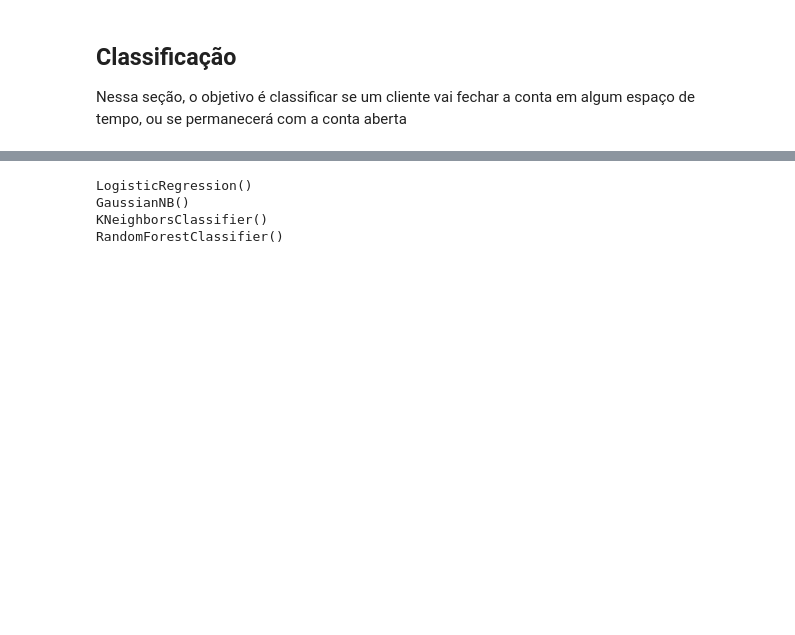
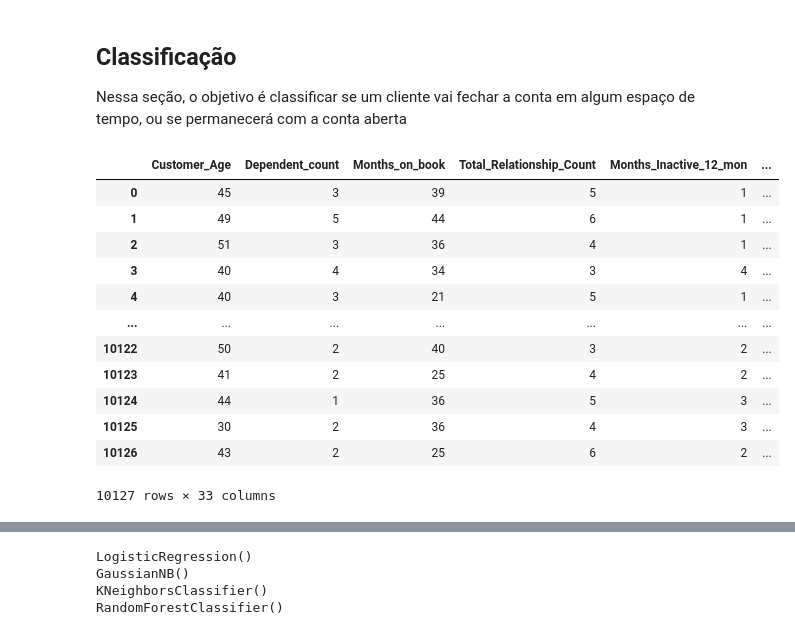
Before and after one commit to pedroernesto00/-CK0223---Mineracao-de-Dados---Trabalho-Final, a Jupyter notebook: Checkpoint #3.ipynb, the cells around one changed output, grey strips where cells are left out. Cells and saved outputs as stored; diff of their text form; code cells hidden in the pictures; blank space fills up the shorter version.

```diff
--- a/Checkpoint #3.ipynb
+++ b/Checkpoint #3.ipynb
@@ -88,6 +90,23 @@ encoded_df = one_hot_apply(bank_df, ['Gender', 'Education_Level',
 ## Classificação
 
 Nessa seção, o objetivo é classificar se um cliente vai fechar a conta em algum espaço de tempo, ou se permanecerá com a conta aberta
+# %%
+encoded_df.drop(columns=["CLIENTNUM", "Attrition_Flag", "Card_Category"], inplace=True)
+encoded_df
+# %% [output]
+|  | Customer_Age | Dependent_count | Months_on_book | Total_Relationship_Count | Months_Inactive_12_mon | ... |
+| 0 | 45 | 3 | 39 | 5 | 1 | ... |
+| 1 | 49 | 5 | 44 | 6 | 1 | ... |
+| 2 | 51 | 3 | 36 | 4 | 1 | ... |
+| 3 | 40 | 4 | 34 | 3 | 4 | ... |
+| 4 | 40 | 3 | 21 | 5 | 1 | ... |
+| ... | ... | ... | ... | ... | ... | ... |
+| 10122 | 50 | 2 | 40 | 3 | 2 | ... |
+| 10123 | 41 | 2 | 25 | 4 | 2 | ... |
+| 10124 | 44 | 1 | 36 | 5 | 3 | ... |
+| 10125 | 30 | 2 | 36 | 4 | 3 | ... |
+| 10126 | 43 | 2 | 25 | 6 | 2 | ... |
+10127 rows × 33 columns
 # %%
 customer_class = []
 i = 0
```
Also changed, not shown: parts of 19 cells of this notebook.
